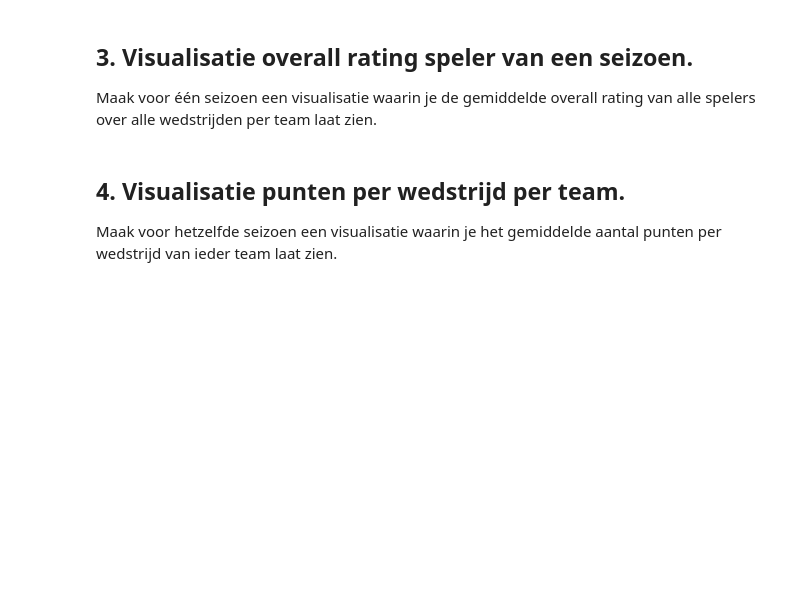
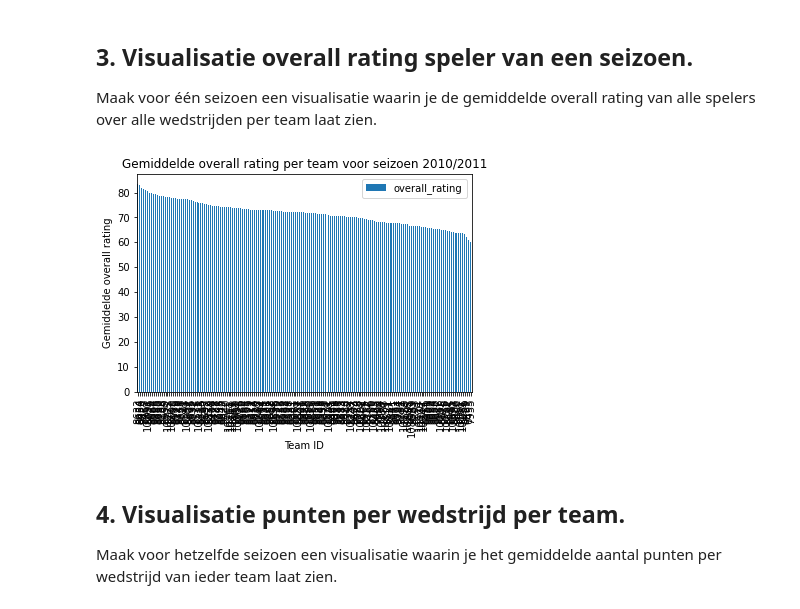
Before and after one commit to BartJeninga/2BDatalab, a Jupyter notebook: DataLab II Main v3.2.ipynb, the cells around one changed output. Saved outputs shown, nothing was run; the diff lists cells and outputs as text; code cells hidden in the pictures; blank space fills up the shorter version.

Commit message:
Update DataLab II Main v3.2.ipynb
toevoegen jesse code opdracht 3

```diff
--- a/DataLab II Main v3.2.ipynb
+++ b/DataLab II Main v3.2.ipynb
@@ -876,6 +858,29 @@ ValueError: Cannot merge a Series without a name
 # %% [markdown]
 ## 3. Visualisatie overall rating speler van een seizoen.  <a name="visueeloverallseizoen"></a>
 Maak voor één seizoen een visualisatie waarin je de gemiddelde overall rating van alle spelers over alle wedstrijden per team laat zien.
+# %%
+thuis_speler_col = ['home_player_1', 'home_player_2', 'home_player_3', 'home_player_4', 'home_player_5', 'home_player_6', 'home_player_7', 'home_player_8', 'home_player_9', 'home_player_10', 'home_player_11']
+df_seizoen = df_match_fixed[df_match_fixed['season'] == '2010/2011']
+
+
+
+df_team_ratings = pd.DataFrame()
+for col in thuis_speler_col:
+    df_merged = df_seizoen.merge(df_p_pa[['player_api_id', 'overall_rating']], left_on=col, right_on='player_api_id')
+    df_team_ratings = df_team_ratings.append(df_merged)
+
+df_team_ratings = df_team_ratings[['home_team_api_id'
+                                   , 'overall_rating']].groupby('home_team_api_id').mean().sort_values('overall_rating', ascending=False)
+
+
+
+
+df_team_ratings.plot(kind='bar', title='Gemiddelde overall rating per team voor seizoen 2010/2011')
+plt.xlabel('Team ID')
+plt.ylabel('Gemiddelde overall rating')
+plt.show()
+# %% [output]
+[figure, added]
 # %% [markdown]
 ## 4. Visualisatie punten per wedstrijd per team. <a name="visueelpuntenwedstrijd"></a>
 Maak voor hetzelfde seizoen een visualisatie waarin je het gemiddelde aantal punten per wedstrijd van ieder team laat zien.
```
Also changed, not shown: parts of 7 cells of this notebook.
